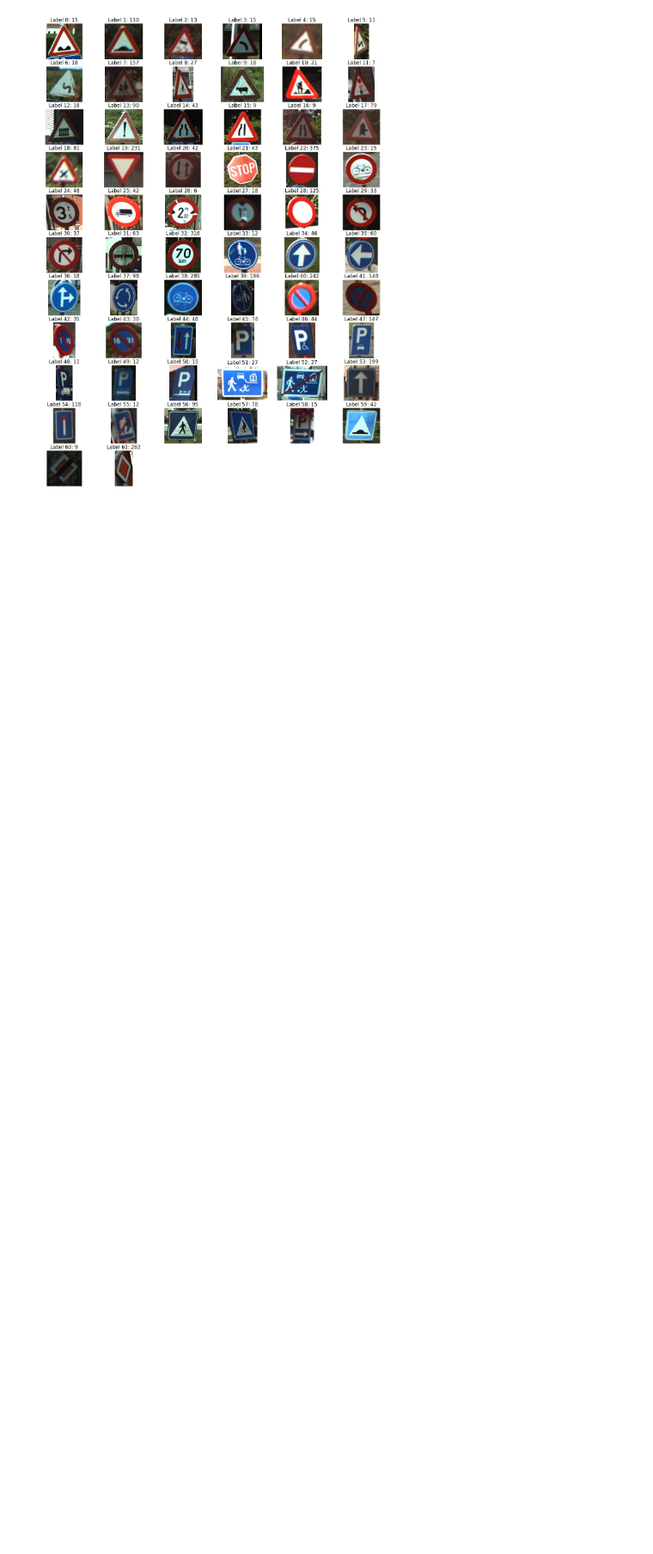
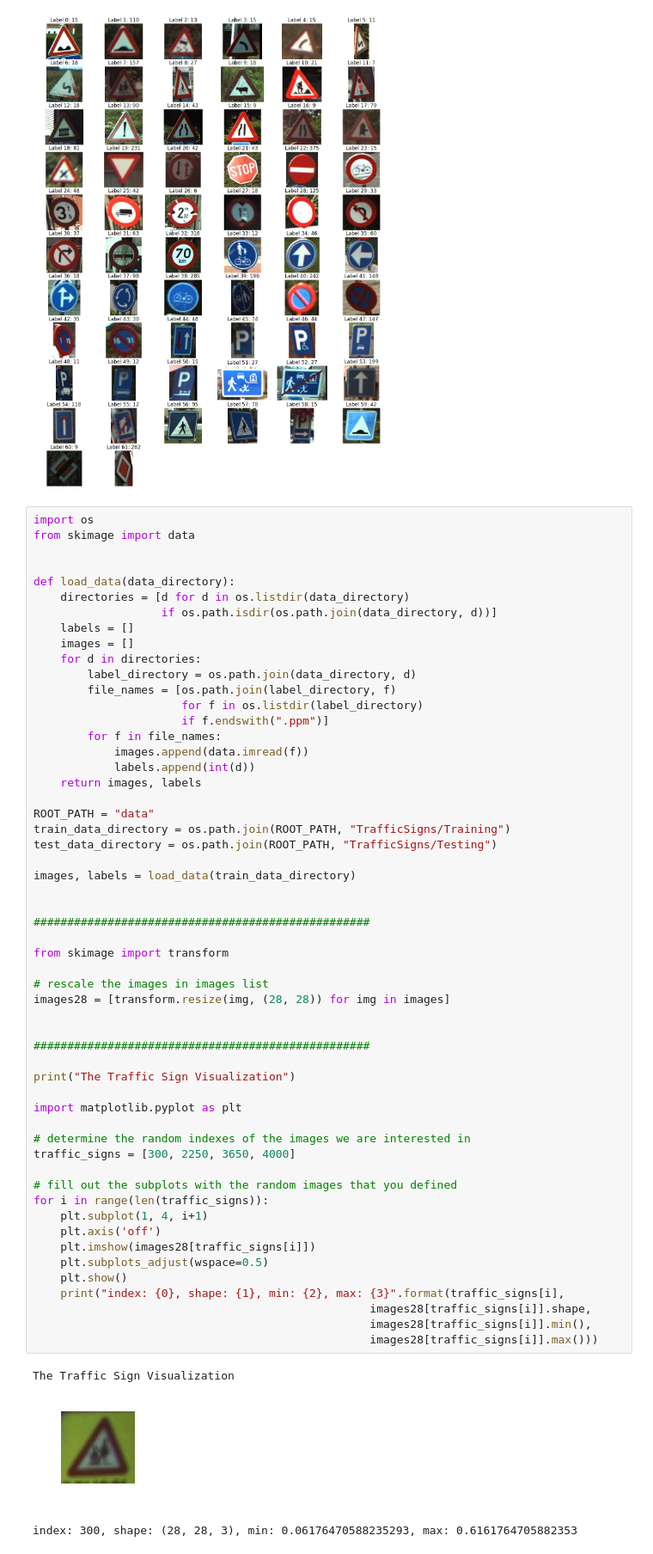
Before and after one commit to pfowenli/data-science-in-python, a Jupyter notebook: TensorFlow/tensorflow-for-beginners.ipynb, the cells around one changed output. Shown at 86% size. Saved outputs shown, nothing was run; the diff lists cells and outputs as text; blank space fills up the shorter version.

Commit message:
rescale images

```diff
--- a/TensorFlow/tensorflow-for-beginners.ipynb
+++ b/TensorFlow/tensorflow-for-beginners.ipynb
@@ -292,3 +292,62 @@ for i, label in enumerate(set(labels)):
 plt.show()
 # %% [output]
 [figure]
+# %%
+import os
+from skimage import data
+
+
+def load_data(data_directory):
+    directories = [d for d in os.listdir(data_directory)
+                   if os.path.isdir(os.path.join(data_directory, d))]
+    labels = []
+    images = []
+    for d in directories:
+        label_directory = os.path.join(data_directory, d)
+        file_names = [os.path.join(label_directory, f)
+                      for f in os.listdir(label_directory)
+                      if f.endswith(".ppm")]
+        for f in file_names:
+            images.append(data.imread(f))
+            labels.append(int(d))
+    return images, labels
+
+ROOT_PATH = "data"
+train_data_directory = os.path.join(ROOT_PATH, "TrafficSigns/Training")
+test_data_directory = os.path.join(ROOT_PATH, "TrafficSigns/Testing")
+
+images, labels = load_data(train_data_directory)
+
+
+##################################################
+
+from skimage import transform
+
+# rescale the images in images list
+images28 = [transform.resize(img, (28, 28)) for img in images]
+
+
+##################################################
+
+print("The Traffic Sign Visualization")
+
+import matplotlib.pyplot as plt
+
+# determine the random indexes of the images we are interested in
+traffic_signs = [300, 2250, 3650, 4000]
+
+# fill out the subplots with the random images that you defined
+for i in range(len(traffic_signs)):
+    plt.subplot(1, 4, i+1)
+    plt.axis('off')
+    plt.imshow(images28[traffic_signs[i]])
+    plt.subplots_adjust(wspace=0.5)
+    plt.show()
+    print("index: {0}, shape: {1}, min: {2}, max: {3}".format(traffic_signs[i],
+                                                  images28[traffic_signs[i]].shape,
+                                                  images28[traffic_signs[i]].min(),
+                                                  images28[traffic_signs[i]].max()))
+# %% [output]
+The Traffic Sign Visualization
+[figure, added]
+index: 300, shape: (28, 28, 3), min: 0.06176470588235293, max: 0.6161764705882353
```
Also changed, not shown: parts of 1 cell of this notebook.
